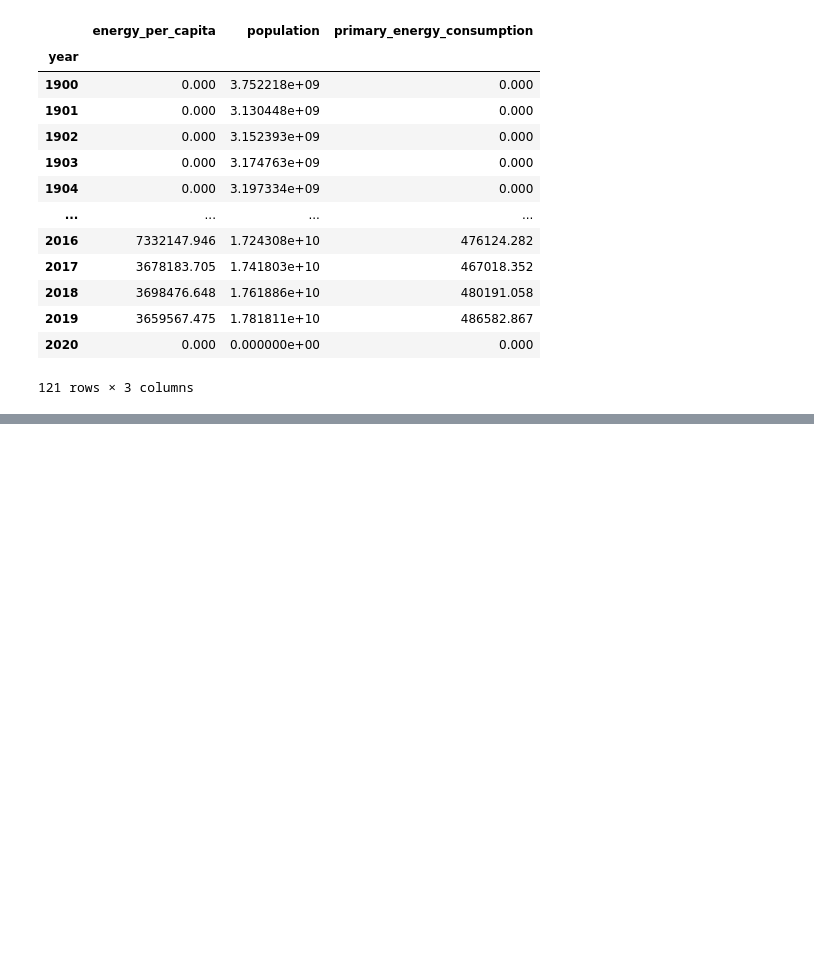
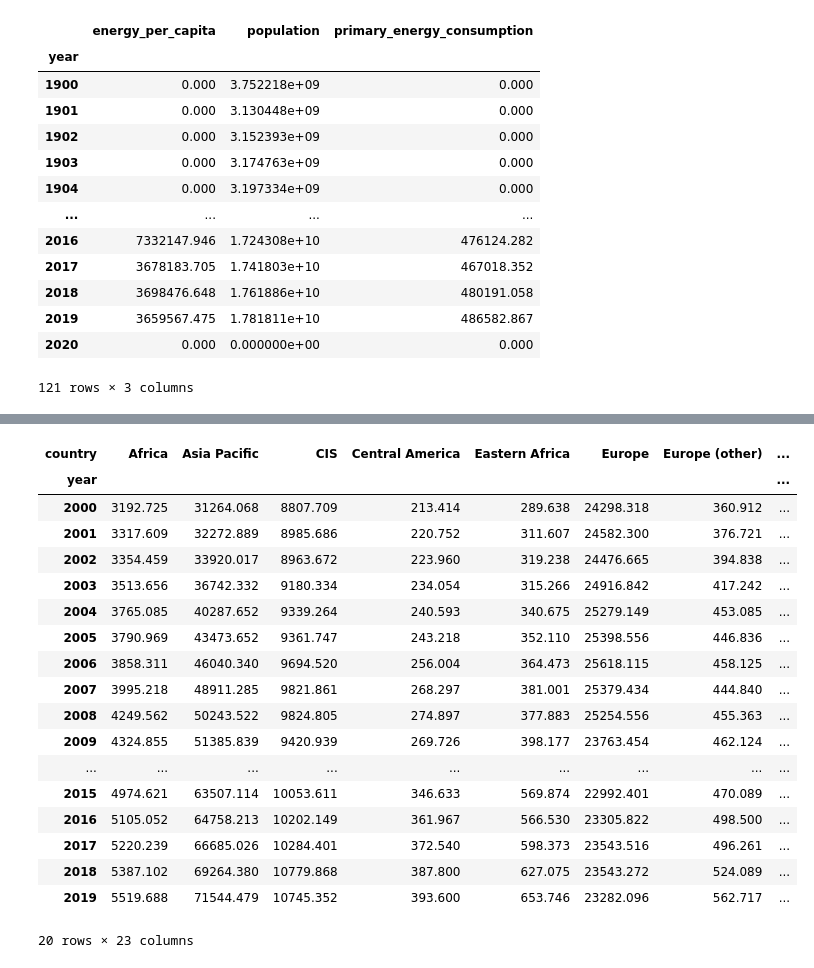
Before and after one commit to amycelliott/DMP_LP_2022, a Jupyter notebook: DMP_Learning_Program__2022_Oct.ipynb, the cells around one changed output, grey strips where cells are left out. Saved outputs shown, nothing was run; the diff lists cells and outputs as text; code cells hidden in the pictures; blank space fills up the shorter version.

```diff
--- a/DMP_Learning_Program__2022_Oct.ipynb
+++ b/DMP_Learning_Program__2022_Oct.ipynb
@@ -296,0 +330,33 @@ display(year_plt)
+# %%
+pivot = df_region_basic.query('`year` >= 2000').pivot_table(
+    index='year',
+    columns='country',
+    values='primary_energy_consumption',
+    aggfunc='sum',
+    margins=True
+    ) #.sort_values('All', ascending=False)
+
+# First record values show "All" and should get deleted
+pivot = pivot.drop('All').head(25)
+
+pivot.head(25)
+# %% [output]
+| country | Africa | Asia Pacific | CIS | Central America | Eastern Africa | Europe | Europe (other) | ... |
+| year |  |  |  |  |  |  |  | ... |
+| 2000 | 3192.725 | 31264.068 | 8807.709 | 213.414 | 289.638 | 24298.318 | 360.912 | ... |
+| 2001 | 3317.609 | 32272.889 | 8985.686 | 220.752 | 311.607 | 24582.300 | 376.721 | ... |
+| 2002 | 3354.459 | 33920.017 | 8963.672 | 223.960 | 319.238 | 24476.665 | 394.838 | ... |
+| 2003 | 3513.656 | 36742.332 | 9180.334 | 234.054 | 315.266 | 24916.842 | 417.242 | ... |
+| 2004 | 3765.085 | 40287.652 | 9339.264 | 240.593 | 340.675 | 25279.149 | 453.085 | ... |
+| 2005 | 3790.969 | 43473.652 | 9361.747 | 243.218 | 352.110 | 25398.556 | 446.836 | ... |
+| 2006 | 3858.311 | 46040.340 | 9694.520 | 256.004 | 364.473 | 25618.115 | 458.125 | ... |
+| 2007 | 3995.218 | 48911.285 | 9821.861 | 268.297 | 381.001 | 25379.434 | 444.840 | ... |
+| 2008 | 4249.562 | 50243.522 | 9824.805 | 274.897 | 377.883 | 25254.556 | 455.363 | ... |
+| 2009 | 4324.855 | 51385.839 | 9420.939 | 269.726 | 398.177 | 23763.454 | 462.124 | ... |
+| ... | ... | ... | ... | ... | ... | ... | ... | ... |
+| 2015 | 4974.621 | 63507.114 | 10053.611 | 346.633 | 569.874 | 22992.401 | 470.089 | ... |
+| 2016 | 5105.052 | 64758.213 | 10202.149 | 361.967 | 566.530 | 23305.822 | 498.500 | ... |
+| 2017 | 5220.239 | 66685.026 | 10284.401 | 372.540 | 598.373 | 23543.516 | 496.261 | ... |
+| 2018 | 5387.102 | 69264.380 | 10779.868 | 387.800 | 627.075 | 23543.272 | 524.089 | ... |
+| 2019 | 5519.688 | 71544.479 | 10745.352 | 393.600 | 653.746 | 23282.096 | 562.717 | ... |
+20 rows × 23 columns
```
Also changed, not shown: parts of 9 cells of this notebook.
